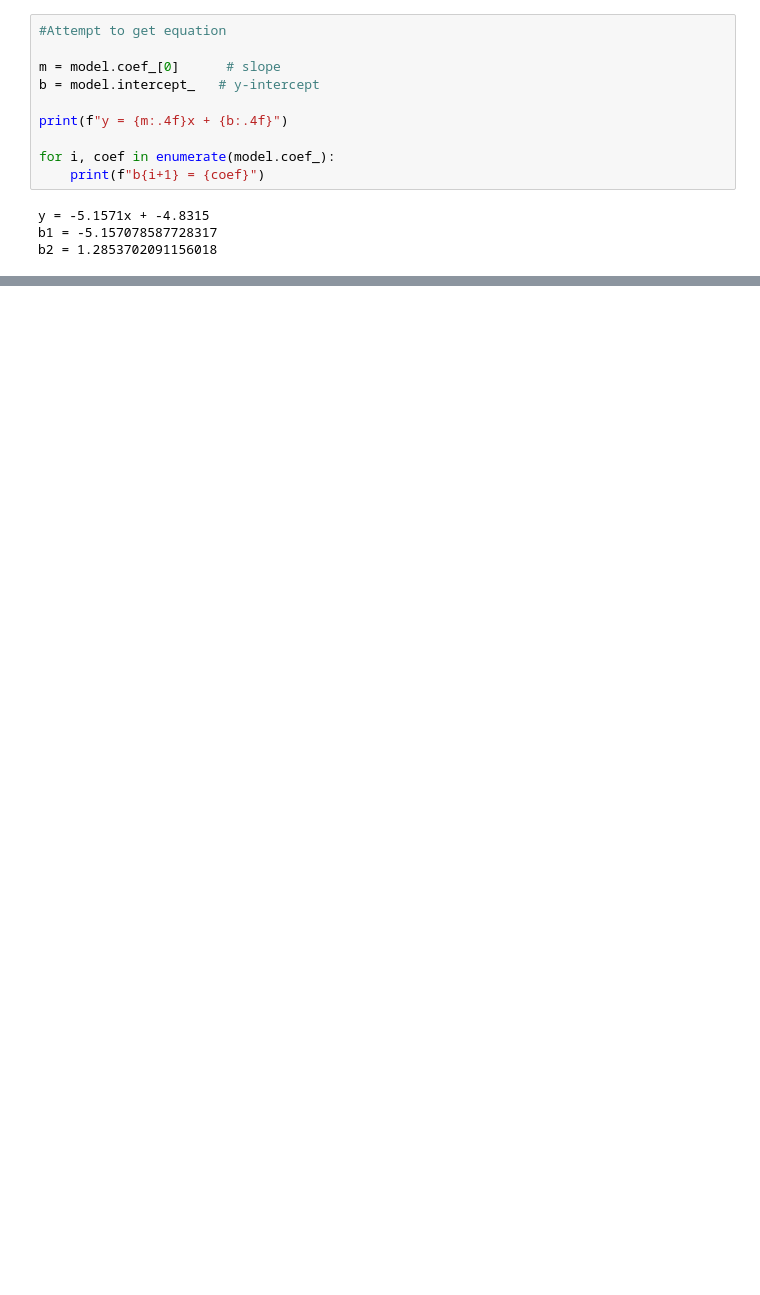
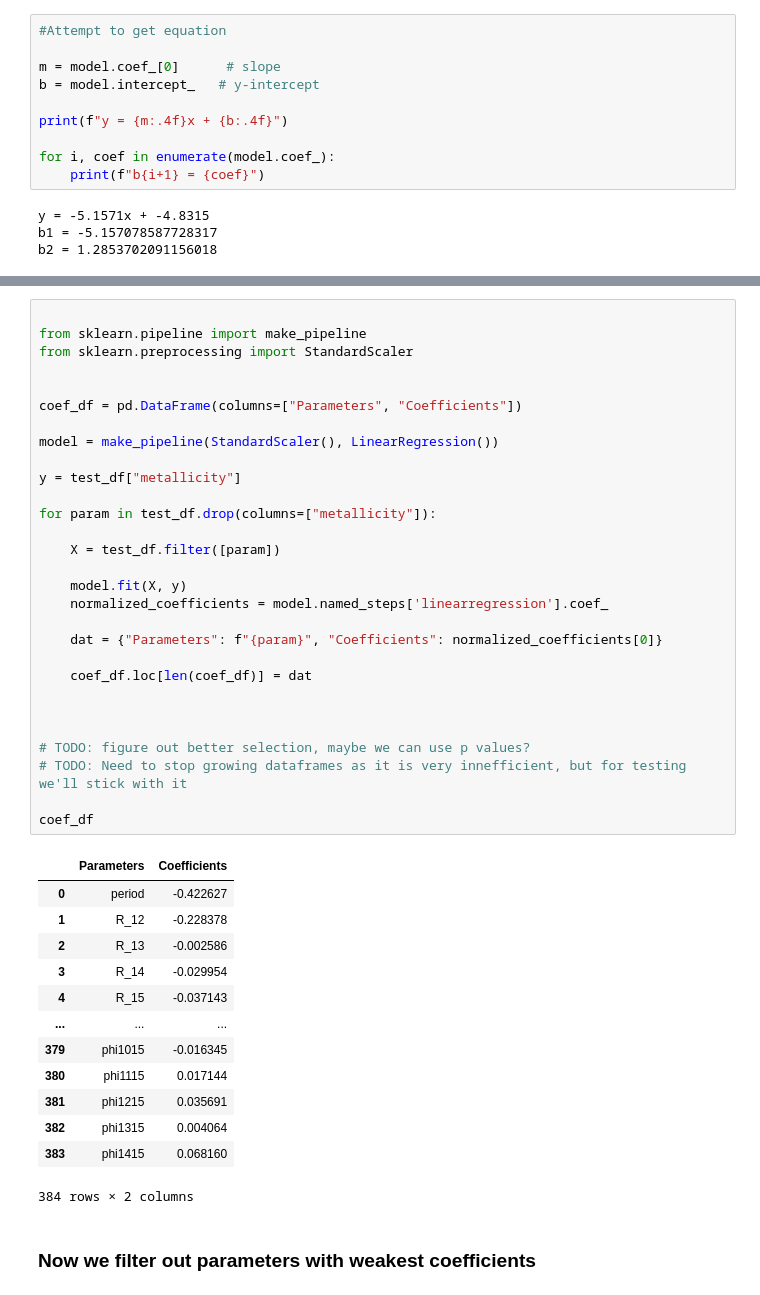
Before and after one commit to cutewitchboy/blink, a Jupyter notebook: notebooks/blink.ipynb, the cells around one changed output, grey strips where cells are left out. Saved outputs shown, nothing was run; the diff lists cells and outputs as text; blank space fills up the shorter version.

```diff
--- a/notebooks/blink.ipynb
+++ b/notebooks/blink.ipynb
@@ -232,0 +273,45 @@ b2 = 1.2853702091156018
+# %%
+
+from sklearn.pipeline import make_pipeline
+from sklearn.preprocessing import StandardScaler
+
+
+coef_df = pd.DataFrame(columns=["Parameters", "Coefficients"])
+
+model = make_pipeline(StandardScaler(), LinearRegression())
+
+y = test_df["metallicity"]
+
+for param in test_df.drop(columns=["metallicity"]):
+
+    X = test_df.filter([param])
+
+    model.fit(X, y)
+    normalized_coefficients = model.named_steps['linearregression'].coef_
+
+    dat = {"Parameters": f"{param}", "Coefficients": normalized_coefficients[0]}
+
+    coef_df.loc[len(coef_df)] = dat
+
+
+
+# TODO: figure out better selection, maybe we can use p values?
+# TODO: Need to stop growing dataframes as it is very innefficient, but for testing we'll stick with it
+
+coef_df
+# %% [output]
+|  | Parameters | Coefficients |
+| 0 | period | -0.422627 |
+| 1 | R_12 | -0.228378 |
+| 2 | R_13 | -0.002586 |
+| 3 | R_14 | -0.029954 |
+| 4 | R_15 | -0.037143 |
+| ... | ... | ... |
+| 379 | phi1015 | -0.016345 |
+| 380 | phi1115 | 0.017144 |
+| 381 | phi1215 | 0.035691 |
+| 382 | phi1315 | 0.004064 |
+| 383 | phi1415 | 0.068160 |
+384 rows × 2 columns
+# %% [markdown]
+### Now we filter out parameters with weakest coefficients
```
Also changed, not shown: parts of 11 cells of this notebook.
